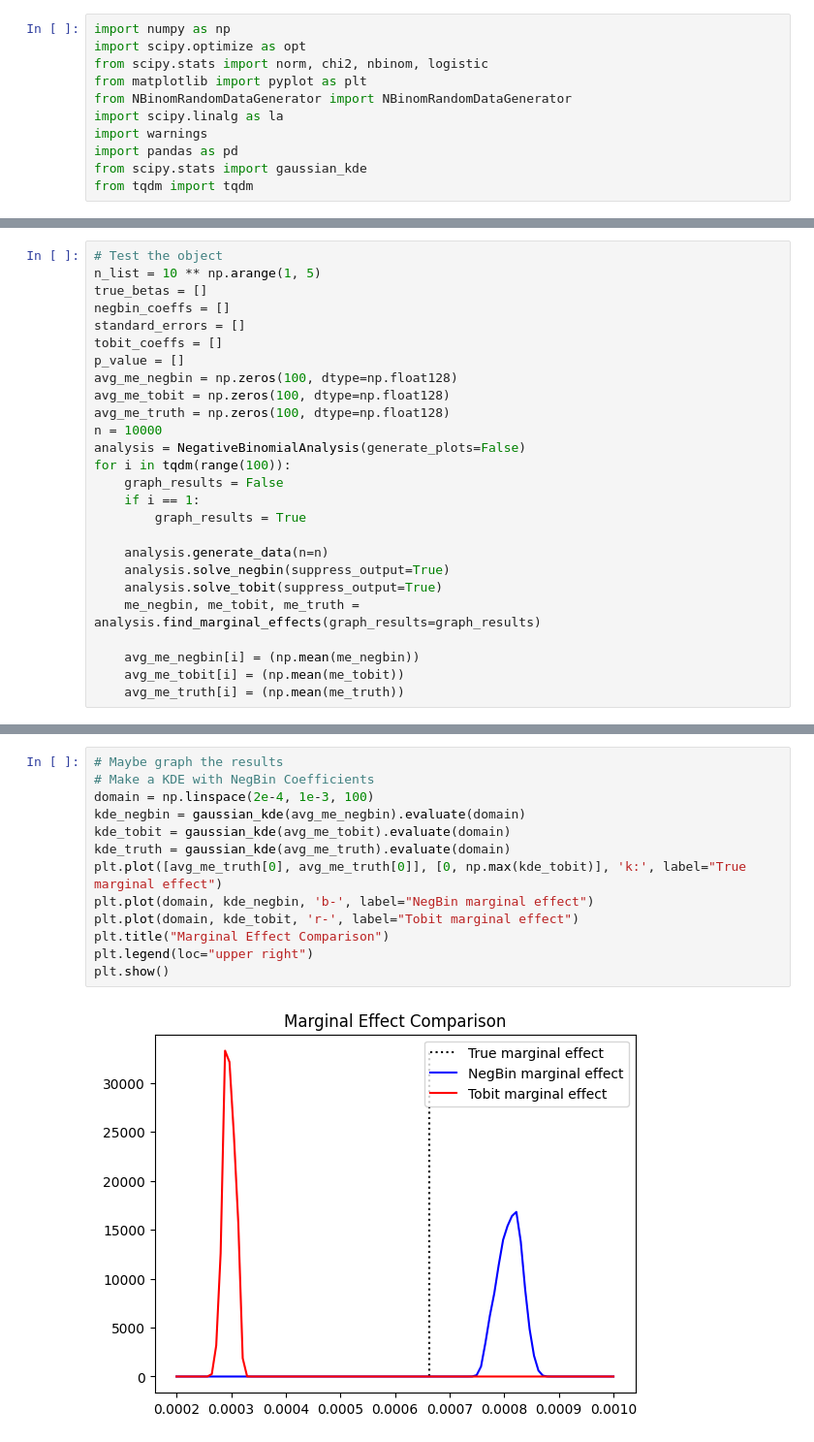
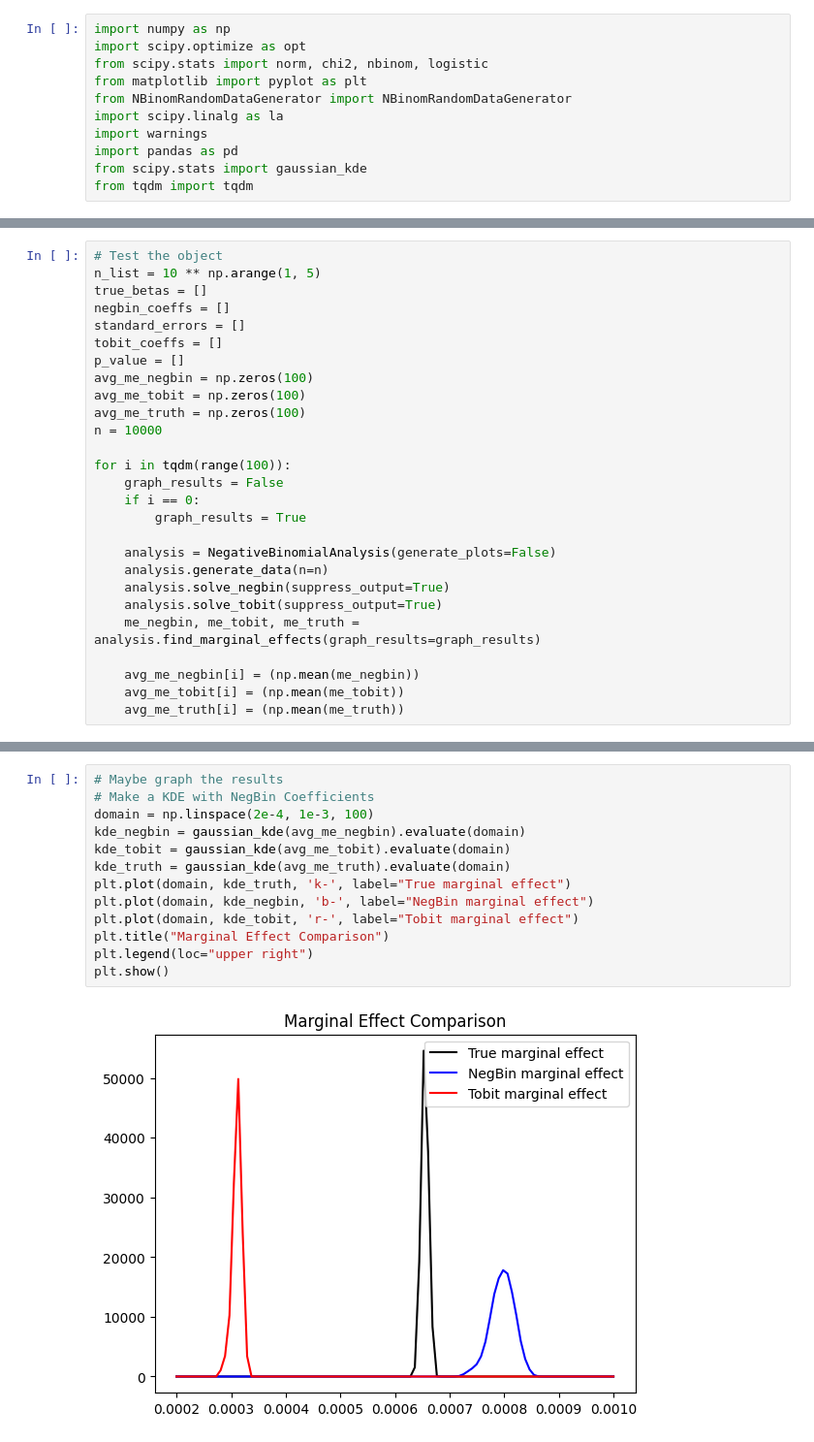
Before and after one commit to mraystaf/Econ588Project, a Jupyter notebook: NegativeBinomial_Likelihood.ipynb, the cells around one changed output, grey strips where cells are left out. Shown: that part at 97% size. Saved outputs shown, nothing was run; the diff lists cells and outputs as text.

```diff
--- a/NegativeBinomial_Likelihood.ipynb
+++ b/NegativeBinomial_Likelihood.ipynb
@@ -166,16 +153,17 @@ negbin_coeffs = []
 standard_errors = []
 tobit_coeffs = []
 p_value = []
-avg_me_negbin = np.zeros(100, dtype=np.float128)
-avg_me_tobit = np.zeros(100, dtype=np.float128)
-avg_me_truth = np.zeros(100, dtype=np.float128)
+avg_me_negbin = np.zeros(100)
+avg_me_tobit = np.zeros(100)
+avg_me_truth = np.zeros(100)
 n = 10000
-analysis = NegativeBinomialAnalysis(generate_plots=False)
+
 for i in tqdm(range(100)):
     graph_results = False
-    if i == 1:
+    if i == 0:
         graph_results = True
 
+    analysis = NegativeBinomialAnalysis(generate_plots=False)
     analysis.generate_data(n=n)
     analysis.solve_negbin(suppress_output=True)
     analysis.solve_tobit(suppress_output=True)
@@ -189,15 +177,15 @@ for i in tqdm(range(100)):
 # %%
 # Maybe graph the results
 # Make a KDE with NegBin Coefficients
 domain = np.linspace(2e-4, 1e-3, 100)
 kde_negbin = gaussian_kde(avg_me_negbin).evaluate(domain)
 kde_tobit = gaussian_kde(avg_me_tobit).evaluate(domain)
 kde_truth = gaussian_kde(avg_me_truth).evaluate(domain)
-plt.plot([avg_me_truth[0], avg_me_truth[0]], [0, np.max(kde_tobit)], 'k:', label="True marginal effect")
+plt.plot(domain, kde_truth, 'k-', label="True marginal effect")
 plt.plot(domain, kde_negbin, 'b-', label="NegBin marginal effect")
 plt.plot(domain, kde_tobit, 'r-', label="Tobit marginal effect")
 plt.title("Marginal Effect Comparison")
 plt.legend(loc="upper right")
 plt.show()
 # %% [output]
-[figure, old version]
+[figure, new version]
```
Also changed, not shown: parts of 6 cells of this notebook, 2 other files.
